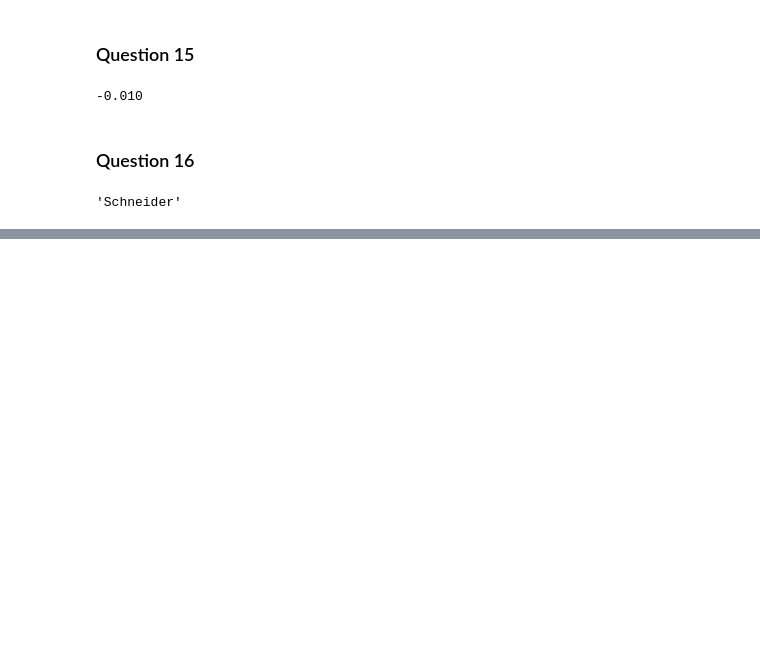
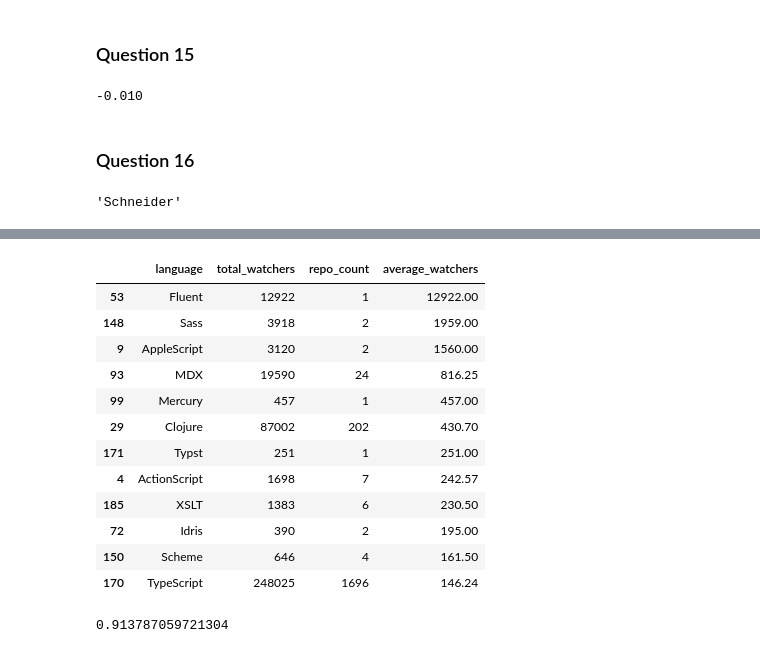
Before and after one commit to 23f1000647/tds-project-1, a Jupyter notebook: TDS_Project_1.ipynb, the cells around one changed output, grey strips where cells are left out. Saved outputs shown, nothing was run; the diff lists cells and outputs as text; code cells hidden in the pictures; blank space fills up the shorter version.

```diff
--- a/TDS_Project_1.ipynb
+++ b/TDS_Project_1.ipynb
@@ -253,0 +440,22 @@ df_users['name'].str.strip().str.split().str[-1].value_counts().index[0]
+# %%
+watcher_per_language = df_repositories.groupby('language').agg(total_watchers=('watchers_count', 'sum'),repo_count=('watchers_count', 'size')).reset_index().sort_values(by='total_watchers', ascending=False)
+watcher_per_language['average_watchers'] = np.round((watcher_per_language['total_watchers']/watcher_per_language['repo_count']),2)
+watcher_per_language.sort_values(by=['average_watchers'],ascending=False).head(12)
+# %% [output]
+|  | language | total_watchers | repo_count | average_watchers |
+| 53 | Fluent | 12922 | 1 | 12922.00 |
+| 148 | Sass | 3918 | 2 | 1959.00 |
+| 9 | AppleScript | 3120 | 2 | 1560.00 |
+| 93 | MDX | 19590 | 24 | 816.25 |
+| 99 | Mercury | 457 | 1 | 457.00 |
+| 29 | Clojure | 87002 | 202 | 430.70 |
+| 171 | Typst | 251 | 1 | 251.00 |
+| 4 | ActionScript | 1698 | 7 | 242.57 |
+| 185 | XSLT | 1383 | 6 | 230.50 |
+| 72 | Idris | 390 | 2 | 195.00 |
+| 150 | Scheme | 646 | 4 | 161.50 |
+| 170 | TypeScript | 248025 | 1696 | 146.24 |
+# %%
+watcher_per_language['total_watchers'].corr(watcher_per_language['repo_count'])
+# %% [output]
+0.913787059721304
```
Also changed, not shown: parts of 26 cells of this notebook.
